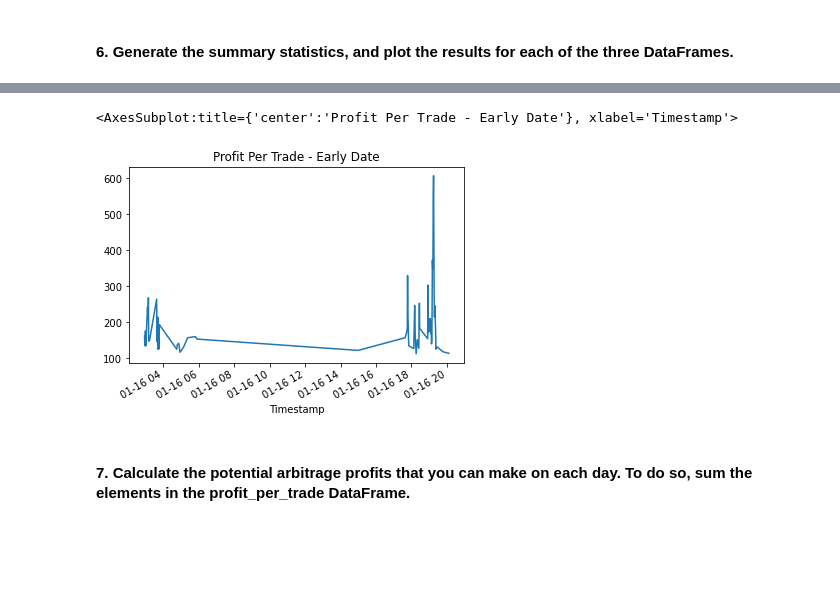
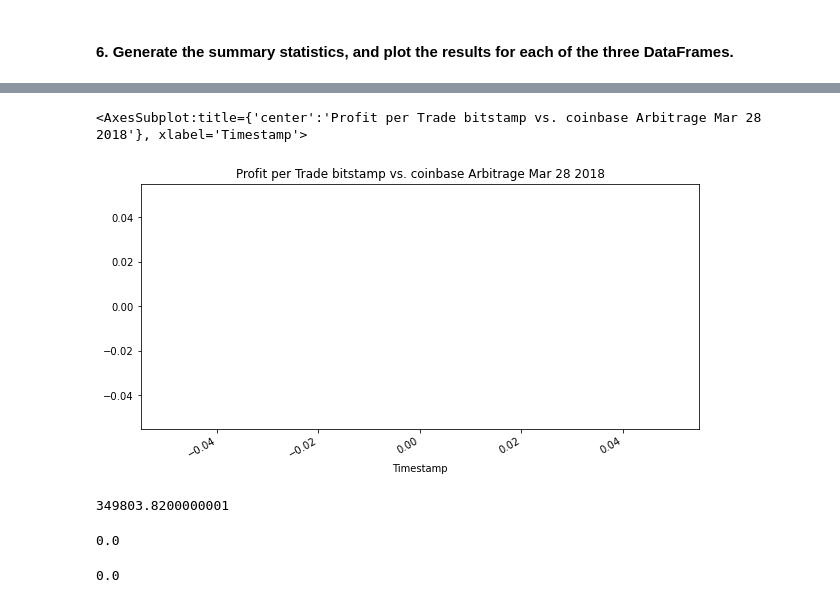
Before and after one commit to jgrichardson/crypto_arbitrage, a Jupyter notebook: crypto_arbitrage.ipynb, the cells around one changed output, grey strips where cells are left out. Cells and saved outputs as stored; diff of their text form; code cells hidden in the pictures; blank space fills up the shorter version.

```diff
--- a/crypto_arbitrage.ipynb
+++ b/crypto_arbitrage.ipynb
@@ -491,0 +389,6 @@ Name: Close, dtype: float64
+# %%
+# Late Period
+arbitrage_spread_late = bitstamp.loc[:, "Close"].loc['2018-03-28'] - coinbase.loc[:, "Close"].loc['2018-03-28']
+
+# Use a conditional statement to generate the summary statistics for each arbitrage_spread DataFrame
+arbitrage_spread_late.describe()
@@ -508,0 +435,5 @@ Name: Close, dtype: float64
+# %%
+# Late Period
+
+spread_return_late = arbitrage_spread_late[arbitrage_spread_late>0] / bitstamp['Close'].loc['2018-03-28']
+spread_return_late.head()
@@ -525,0 +475,6 @@ Name: Close, dtype: float64
+# %%
+# Late Period
+profitable_trades_late = spread_return_late[spread_return_late > .01]
+
+# Review the first five profitable trades
+profitable_trades_late.head()
@@ -567,0 +560,9 @@ Name: Close, Length: 73, dtype: float64
+# %%
+# Late Period
+profit_late = profitable_trades_late * bitstamp['Close'].loc['2018-03-28']
+
+# Drop any missing values from the profit DataFrame
+profit_per_trade_late = profit_late.dropna()
+
+# View the early profit DataFrame
+profit_per_trade_late.head()
@@ -583,9 +628,24 @@ Name: Close, dtype: float64
+# %%
+# Late Period
+profit_per_trade_late.plot(figsize=(10, 5), title="Profit per Trade bitstamp vs. coinbase Arbitrage Mar 28 2018", color="red")
+# %% [output]
+<AxesSubplot:title={'center':'Profit per Trade bitstamp vs. coinbase Arbitrage Mar 28 2018'}, xlabel='Timestamp'>
+[figure, added]
 # %%
-# Plot the results for the early profit per trade DataFrame
-# YOUR CODE HERE
+# Calculate the sum of the potential profits for the early profit per trade DataFrame
+
+# Early Period
+profit_per_trade_early.sum()
 # %% [output]
-<AxesSubplot:title={'center':'Profit Per Trade - Early Date'}, xlabel='Timestamp'>
+349803.8200000001
-[figure, removed]
-# %% [markdown]
-#### 7. Calculate the potential arbitrage profits that you can make on each day. To do so, sum the elements in the profit_per_trade DataFrame.
+# %%
+# Middle Period
+profit_per_trade_middle.sum()
+# %% [output]
+0.0
+# %%
+# Late Period
+profit_per_trade_late.sum()
+# %% [output]
+0.0
 # %%
```
Also changed, not shown: parts of 48 cells of this notebook.
